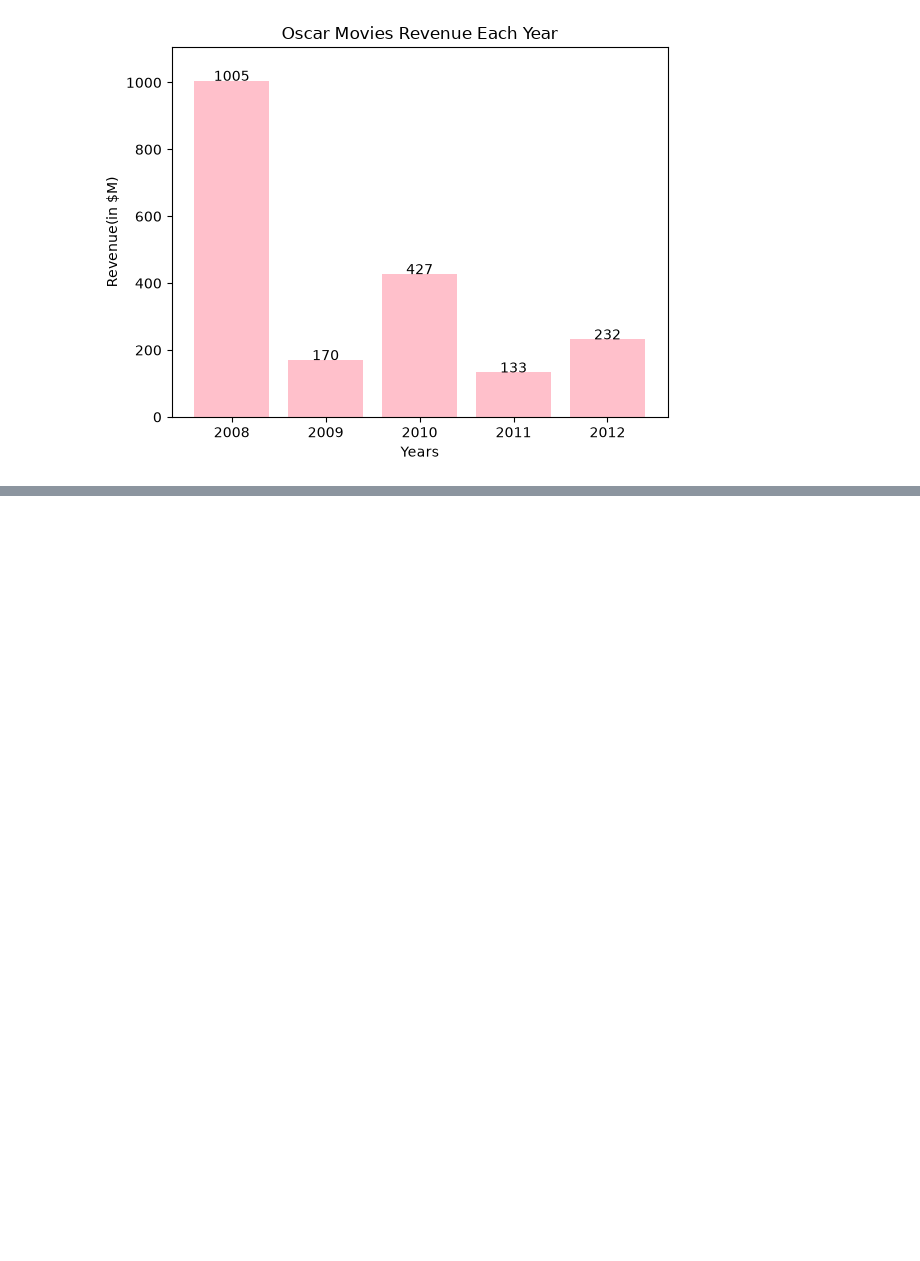
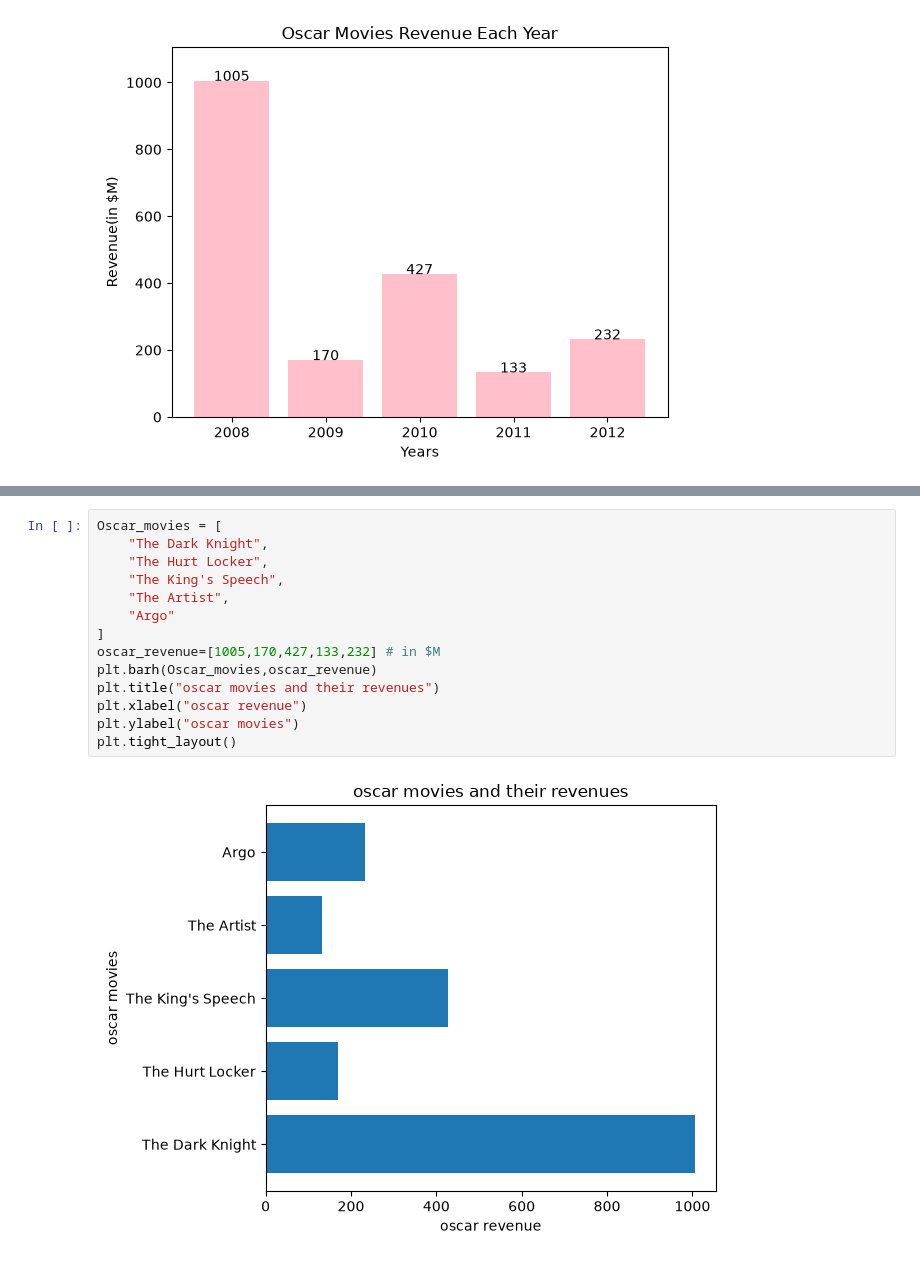
Before and after one commit to Mahak1311/Python-journey, a Jupyter notebook: Matplotlib/matplotlib.ipynb, the cells around one changed output, grey strips where cells are left out. Drawn from its saved outputs; the diff is of its cells as text; blank space fills up the shorter version.

```diff
--- a/Matplotlib/matplotlib.ipynb
+++ b/Matplotlib/matplotlib.ipynb
@@ -109,0 +150,16 @@ plt.ylim(0,max(oscar_revenue)+100)
+# %%
+Oscar_movies = [
+    "The Dark Knight",
+    "The Hurt Locker",
+    "The King's Speech",
+    "The Artist",
+    "Argo"
+]
+oscar_revenue=[1005,170,427,133,232] # in $M
+plt.barh(Oscar_movies,oscar_revenue)
+plt.title("oscar movies and their revenues")
+plt.xlabel("oscar revenue")
+plt.ylabel("oscar movies")
+plt.tight_layout()
+# %% [output]
+[figure, added]
```
Also changed, not shown: parts of 8 cells of this notebook.
